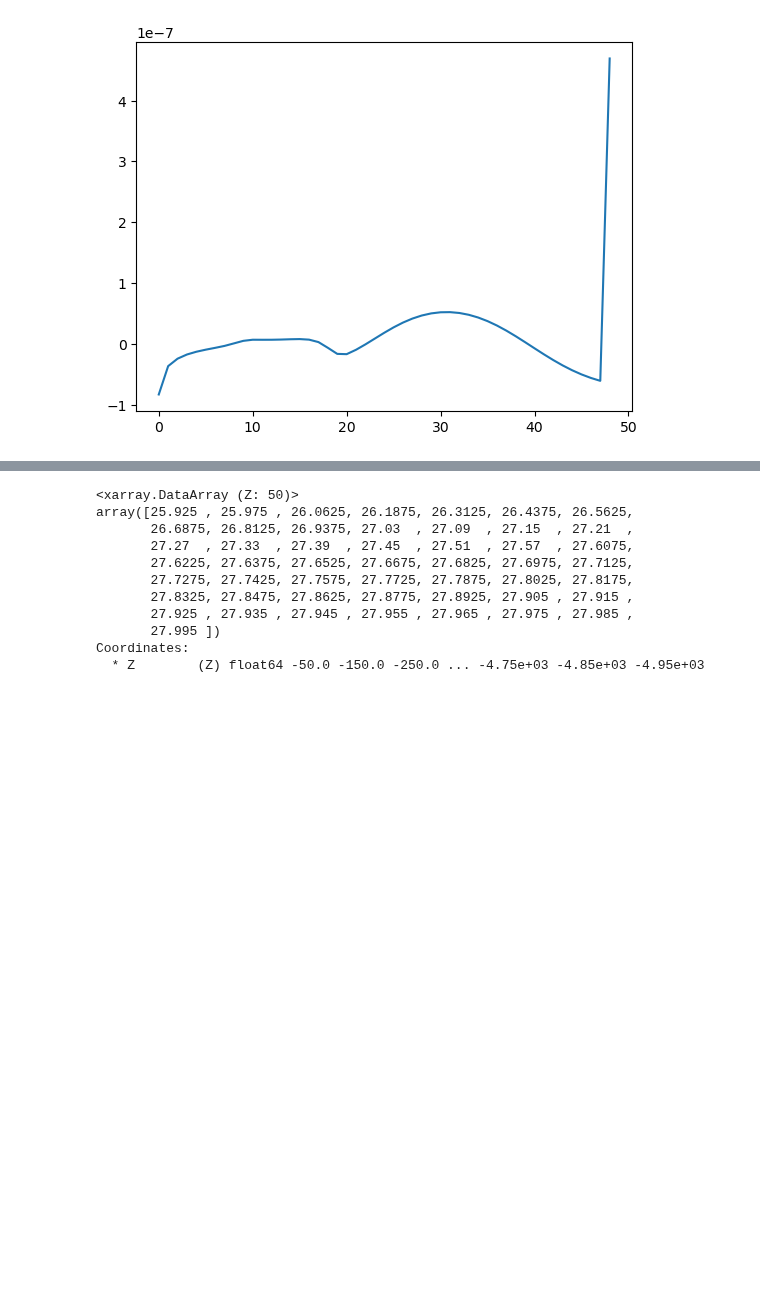
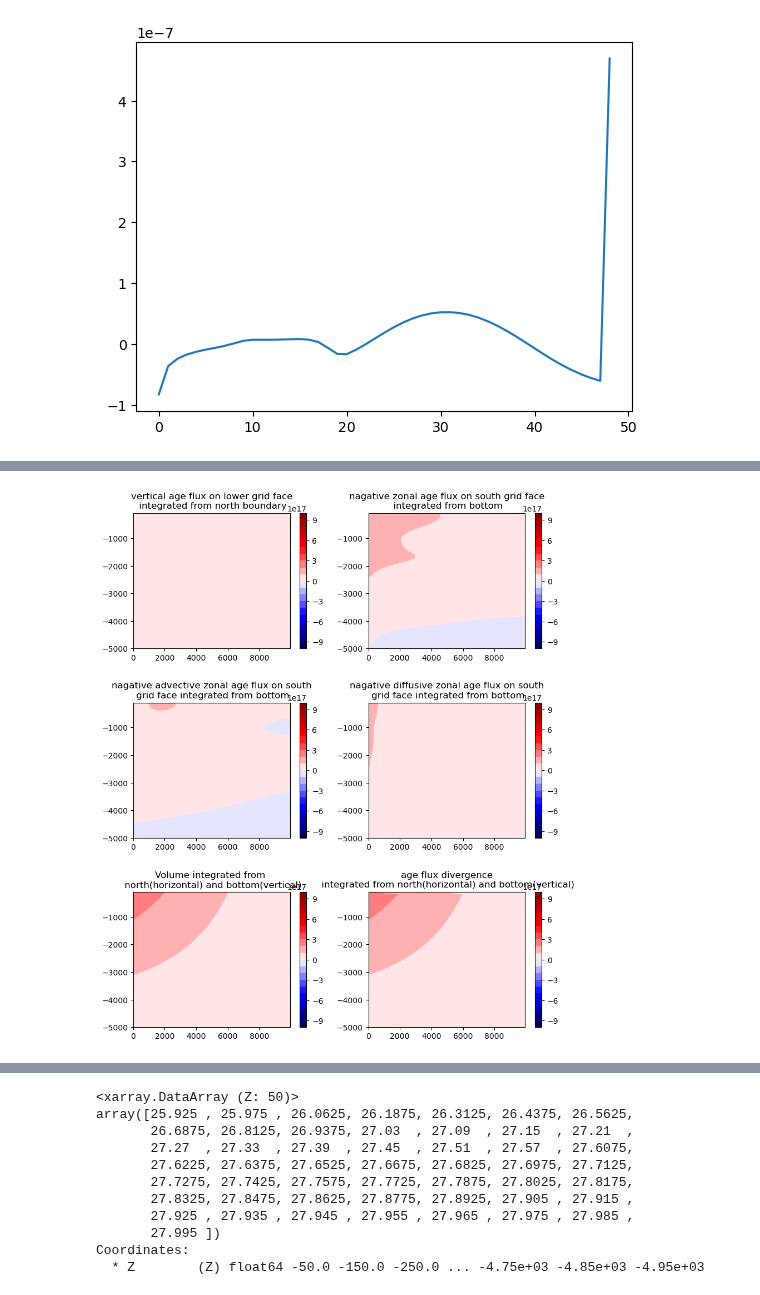
Before and after one commit to anthony-meza/test_age_framework, a Jupyter notebook: advection_diffusion_example.ipynb, the cells around one changed output, grey strips where cells are left out. Saved outputs shown, nothing was run; the diff lists cells and outputs as text; code cells hidden in the pictures; blank space fills up the shorter version.

```diff
--- a/advection_diffusion_example.ipynb
+++ b/advection_diffusion_example.ipynb
@@ -266,0 +401,41 @@ tracer=tracer[:,]
+# %%
+fig=plt.figure(figsize=(10,12))
+plt.subplot(3,2,1)
+plt.contourf(ybasin,Zl,(np.cumsum(fluxz[::-1,:],axis=0)[::-1,:]*basin_width*dy*1000*1000).T,cmap='seismic',levels=np.arange(-10e17,10.1e17,1e17))
+plt.colorbar()
+plt.title('vertical age flux on lower grid face\n integrated from north boundary')
+
+plt.subplot(3,2,2)
+plt.contourf(ybasin,Zl,-np.cumsum(fluxy[:-1,::-1]*basin_width*1000*dz,axis=1)[:,::-1].T,cmap='seismic',levels=np.arange(-10e17,10.1e17,1e17))
+plt.colorbar()
+plt.title('nagative zonal age flux on south grid face\n integrated from bottom')
+
+plt.subplot(3,2,3)
+plt.contourf(ybasin,Zl,-np.cumsum(advy[:,::-1]*basin_width*1000*dz,axis=1)[:,::-1].T,cmap='seismic',levels=np.arange(-10e17,10.1e17,1e17))
+plt.colorbar()
+plt.title('nagative advective zonal age flux on south\n grid face integrated from bottom')
+
+plt.subplot(3,2,4)
+plt.contourf(ybasin,Zl,-np.cumsum(diffy[:,::-1]*basin_width*1000*dz,axis=1)[:,::-1].T,cmap='seismic',levels=np.arange(-10e17,10.1e17,1e17))
+plt.colorbar()
+plt.title('nagative diffusive zonal age flux on south\n grid face integrated from bottom')
+
+plt.subplot(3,2,5)
+dV=np.ones([Nbasin,Nz])*basin_width*1000*dy*1000*dz
+Vint=np.cumsum((np.cumsum(dV[::-1,:],axis=0)[::-1,:])[:,::-1],axis=1)[:,::-1]
+plt.contourf(ybasin,Zl,Vint.T,cmap='seismic',levels=np.arange(-10e17,10.1e17,1e17))
+plt.colorbar()
+plt.title('Volume integrated from \n north(horizontal) and bottom(vertical)')
+
+plt.subplot(3,2,6)
+#dV=np.ones([Nbasin,Nz])*basin_width*1000*dy*1000*dz
+#Vint=np.cumsum((np.cumsum(dV[::-1,:],axis=0)[::-1,:])[:,::-1],axis=1)[:,::-1]
+cumfluxy=np.cumsum(fluxy[:-1,::-1]*basin_width*1000*dz,axis=1)[:,::-1]
+cumfluxz=np.cumsum(fluxz[::-1,:],axis=0)[::-1,:]*basin_width*dy*1000*1000
+cumfluxz=np.hstack((np.zeros([Nbasin,1]),cumfluxz[:,:-1]))
+plt.contourf(ybasin,Zl,(cumfluxz-cumfluxy).T,cmap='seismic',levels=np.arange(-10e17,10.1e17,1e17))
+plt.colorbar()
+plt.title('age flux divergence\n integrated from north(horizontal) and bottom(vertical)')
+fig.subplots_adjust(wspace=0.2,hspace=0.4)
+# %% [output]
+[figure, added]
```
Also changed, not shown: parts of 25 cells of this notebook.
